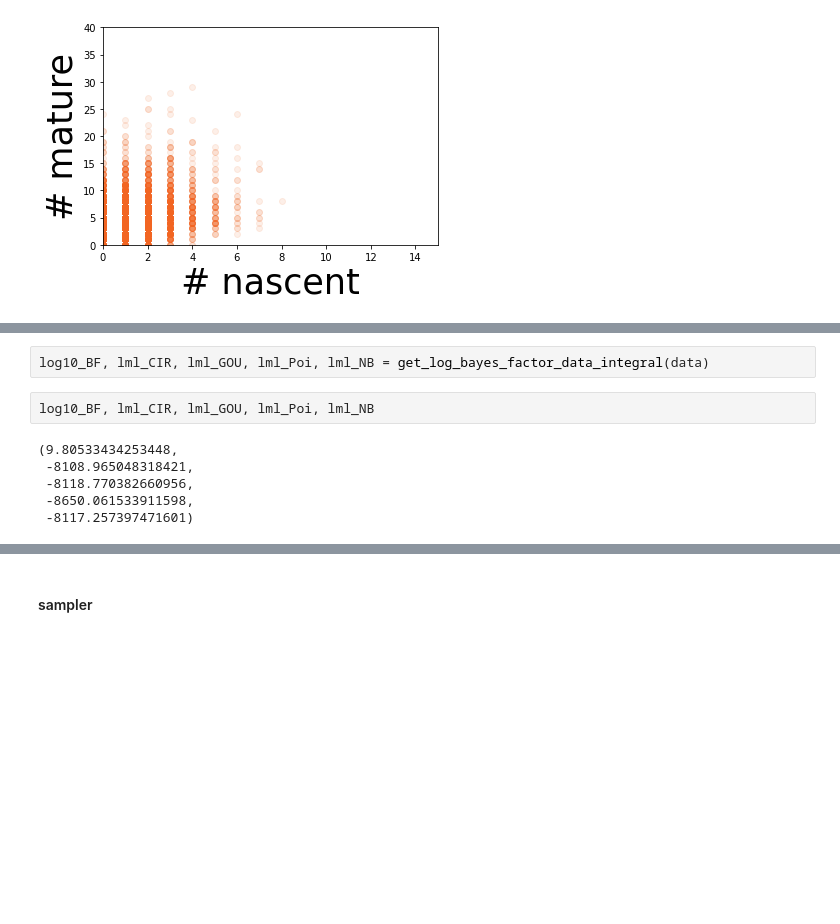
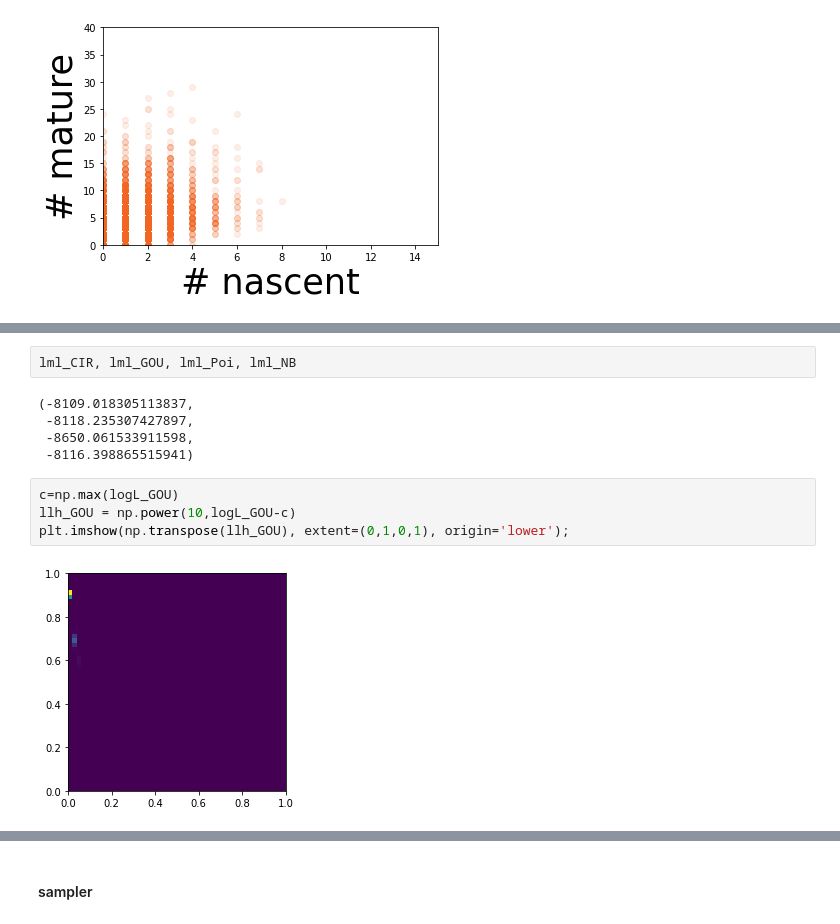
Before and after one commit to pachterlab/GVFP_2021, a Jupyter notebook: loom_analysis.ipynb, the cells around one changed output, grey strips where cells are left out. Cells and saved outputs as stored; diff of their text form; blank space fills up the shorter version.

```diff
--- a/loom_analysis.ipynb
+++ b/loom_analysis.ipynb
@@ -866,10 +925,13 @@ plt.show()
 # %%
-log10_BF, lml_CIR, lml_GOU, lml_Poi, lml_NB = get_log_bayes_factor_data_integral(data)
+lml_CIR, lml_GOU, lml_Poi, lml_NB
+# %% [output]
+(-8109.018305113837,
+ -8118.235307427897,
+ -8650.061533911598,
+ -8116.398865515941)
-# %%
-log10_BF, lml_CIR, lml_GOU, lml_Poi, lml_NB
-# %% [output]
-(9.80533434253448,
- -8108.965048318421,
- -8118.770382660956,
- -8650.061533911598,
- -8117.257397471601)
+# %%
+c=np.max(logL_GOU)
+llh_GOU = np.power(10,logL_GOU-c)
+plt.imshow(np.transpose(llh_GOU), extent=(0,1,0,1), origin='lower');
+# %% [output]
+[figure, added]
```
Also changed, not shown: parts of 25 cells of this notebook.
